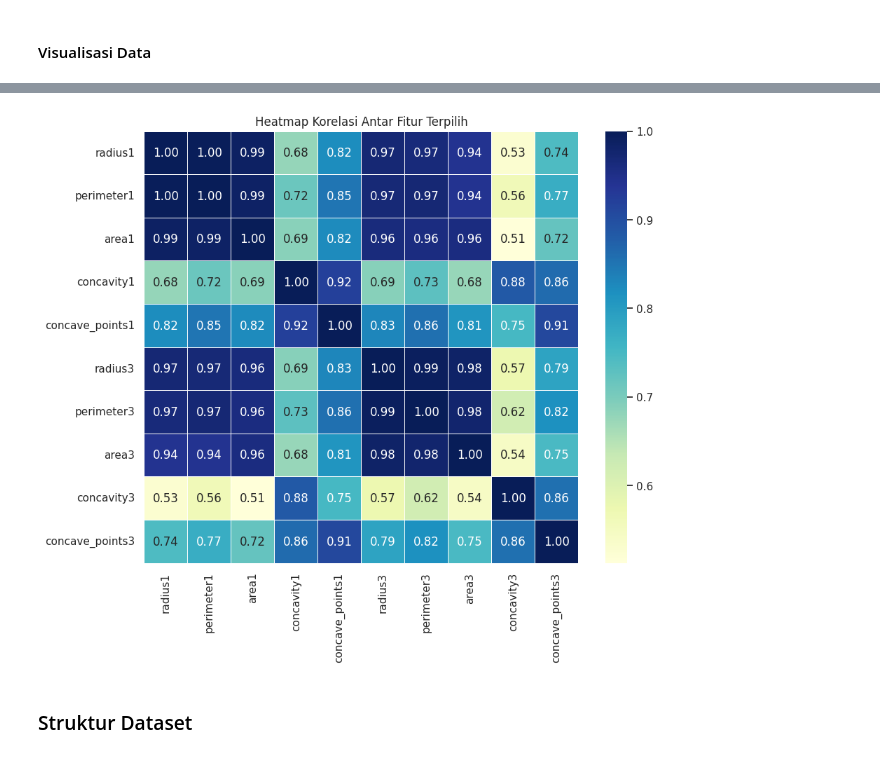
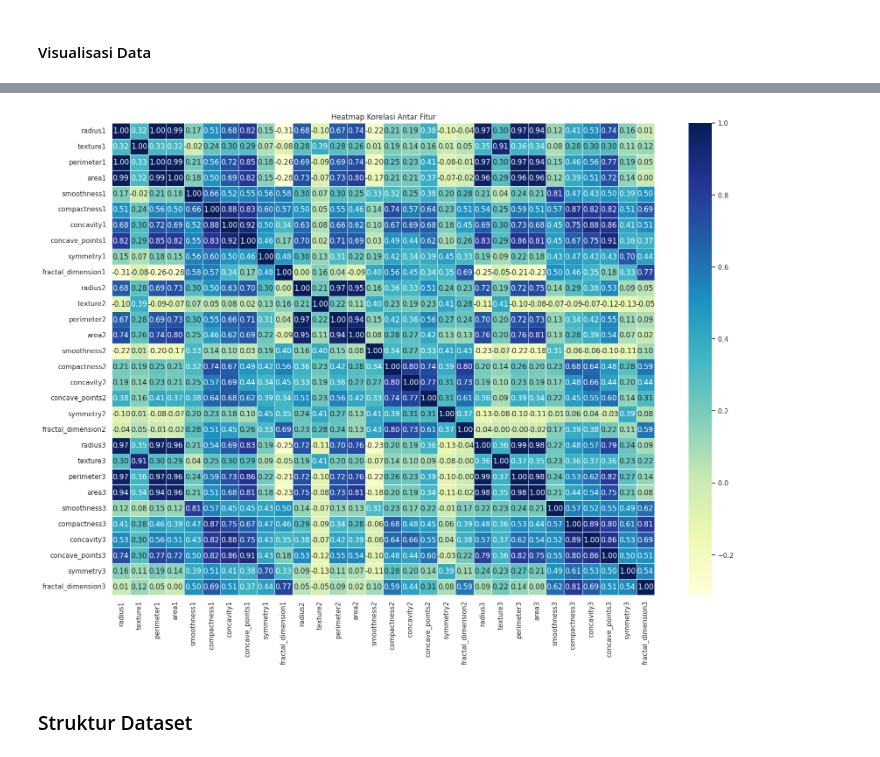
Before and after one commit to Pras7804/pendata, a Jupyter notebook: _sources/PraUAS.ipynb, the cells around one changed output, grey strips where cells are left out. Drawn from its saved outputs; the diff is of its cells as text; code cells hidden in the pictures.

```diff
--- a/_sources/PraUAS.ipynb
+++ b/_sources/PraUAS.ipynb
@@ -46,36 +46,23 @@ Requirement already satisfied: six>=1.5 in /usr/local/lib/python3.11/dist-packag
 # %%
 # Import library
 from ucimlrepo import fetch_ucirepo
-from sklearn.preprocessing import LabelEncoder
-from sklearn.feature_selection import SelectKBest, f_classif
 import pandas as pd
 
-# Step 1: Ambil dataset dari UCI
+# Ambil dataset dari UCI
 bc = fetch_ucirepo(id=17)
 
-# Step 2: Ekstrak fitur dan target
+# Ekstrak fitur dan label asli
 X = bc.data.features
 y = bc.data.targets
 
-# Step 3: Ubah label Diagnosis menjadi numerik (M = 1, B = 0)
-y_encoded = LabelEncoder().fit_transform(y)
+# Gabungkan ke dalam satu DataFrame
+df_raw = X.copy()
+df_raw['Diagnosis'] = y
 
-# Step 4: Pilih 10 fitur paling penting menggunakan ANOVA F-test
-selector = SelectKBest(score_func=f_classif, k=10)
-X_selected = selector.fit_transform(X, y_encoded)
-
-# Ambil nama kolom fitur yang terpilih
-selected_columns = X.columns[selector.get_support()]
-print("Fitur yang digunakan:", list(selected_columns))
-
-# Gabungkan fitur terpilih dengan label menjadi satu DataFrame
-df = pd.DataFrame(X_selected, columns=selected_columns)
-df['Diagnosis'] = y_encoded
-
-# Step 5: Cek struktur data akhir
-print("\nStruktur data setelah seleksi fitur:")
-print(df.info())
+# Cek struktur awal dataset
+print("Struktur dataset asli:")
+print(df_raw.info())
 
 # Tampilkan 5 data awal
-display(df.head())
+display(df_raw.head())
 # %% [output]
@@ -145,11 +126,11 @@ plt.show()
 # %%
-plt.figure(figsize=(10, 8))
-correlation_matrix = df.drop(columns='Diagnosis').corr()
+plt.figure(figsize=(20, 14))
+correlation_matrix = df_raw.drop(columns='Diagnosis').corr()
 
 sns.heatmap(correlation_matrix, annot=True, cmap="YlGnBu", fmt=".2f", linewidths=0.5)
-plt.title("Heatmap Korelasi Antar Fitur Terpilih")
+plt.title("Heatmap Korelasi Antar Fitur")
 plt.show()
 # %% [output]
-[figure, old version]
+[figure, new version]
 # %% [markdown]
 ### Struktur Dataset
```
Also changed, not shown: parts of 35 cells of this notebook, 6 other files.
